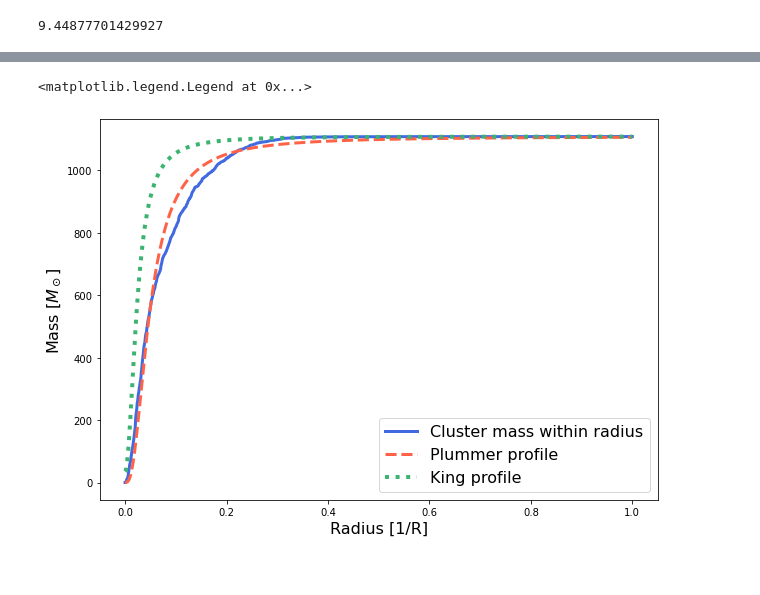
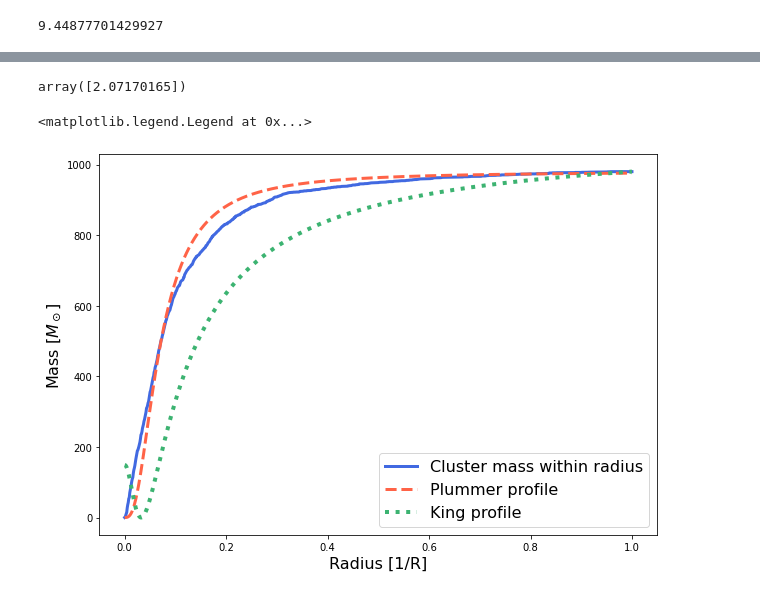
Before and after one commit to maja-jablonska/blue-stragglers-with-gaia, a Jupyter notebook: NGC 188 mass.ipynb, the cells around one changed output, grey strips where cells are left out. Cells and saved outputs as stored; diff of their text form; code cells hidden in the pictures.

```diff
--- a/NGC 188 mass.ipynb
+++ b/NGC 188 mass.ipynb
@@ -92,6 +96,10 @@ gc_ra, gc_dec, gc_par, _, _, _ = resolve_name('Sgr A*')
 # %%
 galactic_cp = SkyCoord(ra=cp_ra*u.deg, dec=cp_dec*u.deg,
                        distance=1/cp_par*u.kpc, frame=ICRS).galactic.cartesian
+# %%
+clustered['x'] = galactic_coords.x.value
+clustered['y'] = galactic_coords.y.value
+clustered['z'] = galactic_coords.z.value
 # %%
 cp_vec = np.array([galactic_cp.x.value, galactic_cp.y.value, galactic_cp.z.value])
 # %%
@@ -133,6 +153,6 @@ radius_mass = []
 # %%
 def mass_for_radius(rad):
-    in_sph = clustered[(galactic_coords.x-galactic_cp.x)**2+
-                        (galactic_coords.y-galactic_cp.y)**2+
-                        (galactic_coords.z-galactic_cp.z)**2<=rad**2]
+    in_sph = clustered[(clustered.x-galactic_cp.x)**2+
+                        (clustered.y-galactic_cp.y)**2+
+                        (clustered.z-galactic_cp.z)**2<=rad**2]
     return sum(in_sph.mass_flame*in_sph.occurences)
@@ -154,7 +182,7 @@ def tidal_radius(dist_gal, m):
 # %%
 r_t = tidal_radius(distance_from_galaxy, total_mass)
 # %%
-r_c = 0.64*a
+r_c = 0.64*a.value
 # %%
 r_c
 # %% [output]
@@ -162,4 +190,4 @@ $0.0010883369 \; \mathrm{}$
 # %%
 def surface_density_king_profile(k, r):
-    return k*((1/np.sqrt(1+np.power(r/r_c, 2)))-
+    return k*((1/np.sqrt(1+np.power(r.value/r_c, 2)))-
               (1/np.sqrt(1+np.power(r_t/r_c, 2))))**2
@@ -166,16 +196,20 @@ def surface_density_king_profile(k, r):
+# %%
+k
+# %% [output]
+array([2.07170165])
 # %%
 plt.figure(figsize=(10, 7))
 plt.plot(radii/max(x_rad, y_rad, z_rad),
          radius_mass, color='royalblue', linewidth=3, label='Cluster mass within radius')
 plt.plot(radii/max(x_rad, y_rad, z_rad),
          plummer(radii), color='tomato', linewidth=3, linestyle='--', label='Plummer profile')
 plt.gca().set_xlabel('Radius [1/R]', fontsize=16)
 plt.gca().set_ylabel('Mass [$M_\odot$]', fontsize=16)
 plt.plot(radii/max(x_rad, y_rad, z_rad),
-         (1-surface_density_king_profile(1., radii))*total_mass, color='mediumseagreen',
+         (surface_density_king_profile(2.072, radii))*total_mass, color='mediumseagreen',
          linewidth=4, linestyle='dotted', label='King profile')
 
 plt.legend(fontsize=16, loc='lower right')
 # %% [output]
 <matplotlib.legend.Legend at 0x...>
-[figure, old version]
+[figure, new version]
```
Also changed, not shown: parts of 17 cells of this notebook, 8 other files.
